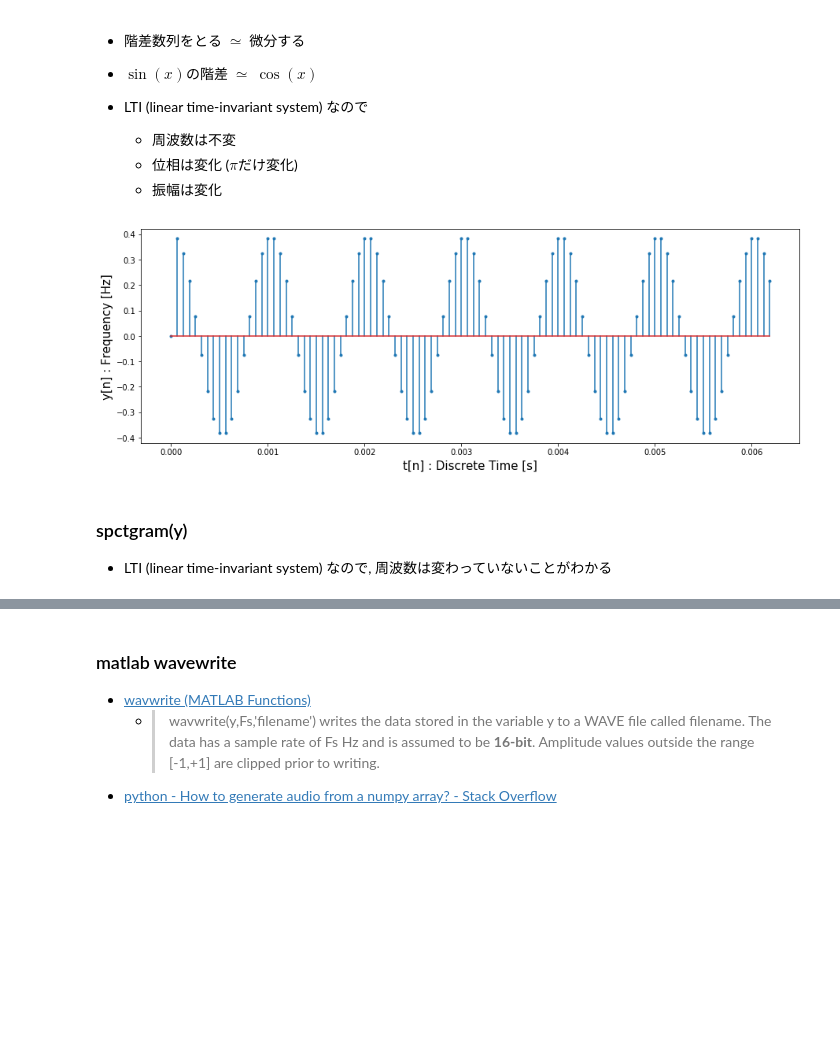
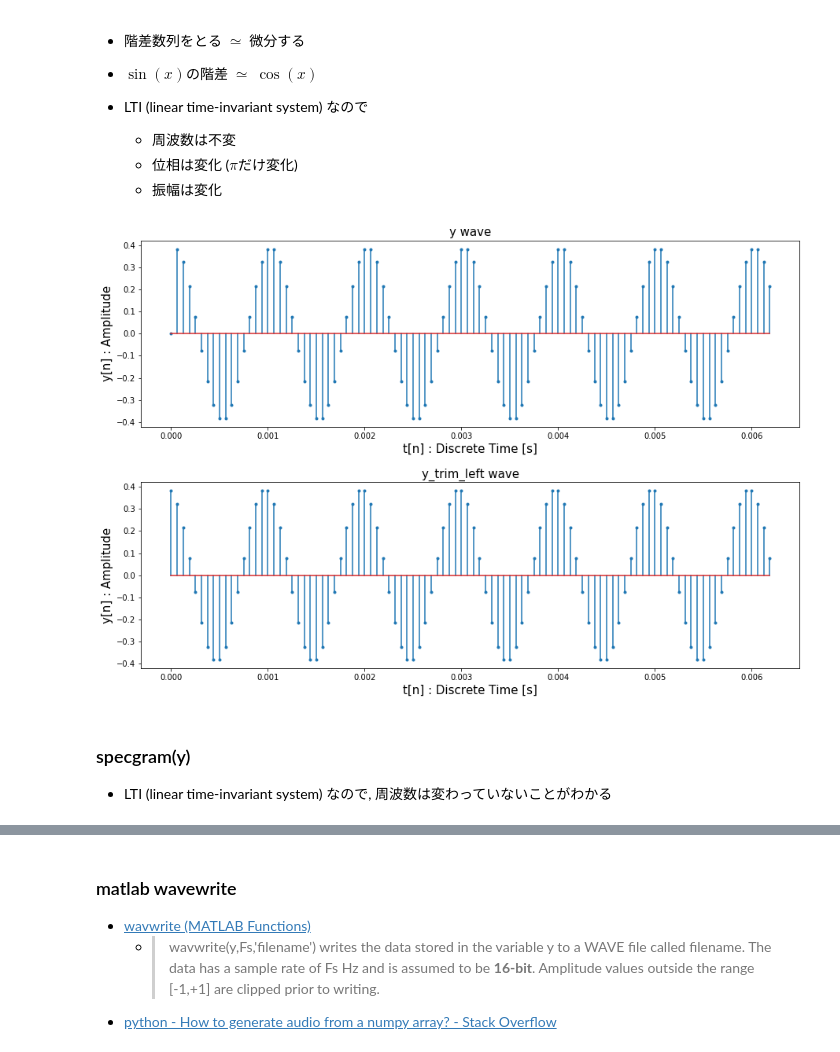
Before and after one commit to pollenjp/Sophia_University_DSP_Discrete_Signal_Processing_report_201901, a Jupyter notebook: notebooks/Homework DSP Discrete Signal Processing.ipynb, the cells around one changed output, grey strips where cells are left out. Drawn from its saved outputs; the diff is of its cells as text; code cells hidden in the pictures; blank space fills up the shorter version.

```diff
--- a/notebooks/Homework DSP Discrete Signal Processing.ipynb
+++ b/notebooks/Homework DSP Discrete Signal Processing.ipynb
@@ -235,6 +242,17 @@ y = np.convolve(a=x, v=h, mode="full")
 
 print("x.shape: {}".format(x.shape))
 print("y.shape: {} = {} + {} - 1".format(y.shape, x.shape[0], h.shape[0] ))
+
+
+# 後ほど左端は描画した時にグラフを歪めるので取り除く(比較する)
+print("y[0]  : {}".format(y[0] ))
+print("y[1]  : {}".format(y[1] ))
+print("y[-2] : {}".format(y[-2]))
+print("y[-1] : {}".format(y[-1]))
+# h のサイズが2なので両端ひとつずつだが,
+# サンプリング周波数と合わせるために先頭のみtrtimmingする
+y_trim_left = y[1:]
+print("y_trim_left.shape: {}".format(y_trim_left.shape))
 # %% [output]
 x.shape: (16000,)
 y.shape: (16001,) = 16000 + 2 - 1
@@ -251,17 +274,30 @@ y.shape: (16001,) = 16000 + 2 - 1
 # %%
 idx_start = 0
 idx_end   = 100
-
-fig = plt.figure(figsize=(15, 5))
-ax = fig.add_subplot(1, 1, 1)
-ax.stem(t[idx_start:idx_end], y[idx_start:idx_end],
-        linefmt="C0-" , markerfmt='.', basefmt='C3-')
-ax.set_xlabel(xlabel="t[n] : Discrete Time [s]", fontsize=15)
-ax.set_ylabel(ylabel="y[n] : Frequency [Hz]",    fontsize=15)
+################################################################################
+fig = plt.figure(figsize=(15, 10))
+nrow = 2
+ncol = 1
+########################################
+ax1 = fig.add_subplot(nrow, ncol, 1)
+ax1.stem(t[idx_start:idx_end], y[idx_start:idx_end],
+         linefmt="C0-" , markerfmt='.', basefmt='C3-')
+ax1.set_title(label="y wave", fontsize=15)
+ax1.set_xlabel(xlabel="t[n] : Discrete Time [s]", fontsize=15)
+ax1.set_ylabel(ylabel="y[n] : Amplitude", fontsize=15)
+########################################
+ax2 = fig.add_subplot(nrow, ncol, 2)
+ax2.stem(t[idx_start:idx_end], y_trim_left[idx_start:idx_end],
+         linefmt="C0-" , markerfmt='.', basefmt='C3-')
+ax2.set_title(label="y_trim_left wave", fontsize=15)
+ax2.set_xlabel(xlabel="t[n] : Discrete Time [s]", fontsize=15)
+ax2.set_ylabel(ylabel="y[n] : Amplitude", fontsize=15)
+########################################
+plt.subplots_adjust(wspace=0.2, hspace=0.3)
 plt.show()
 # %% [output]
-[figure, old version]
+[figure, new version]
 # %% [markdown]
-### spctgram(y)
+### specgram(y)
 - LTI (linear time-invariant system) なので, 周波数は変わっていないことがわかる
 # %%
```
Also changed, not shown: parts of 30 cells of this notebook, 1 other file.
